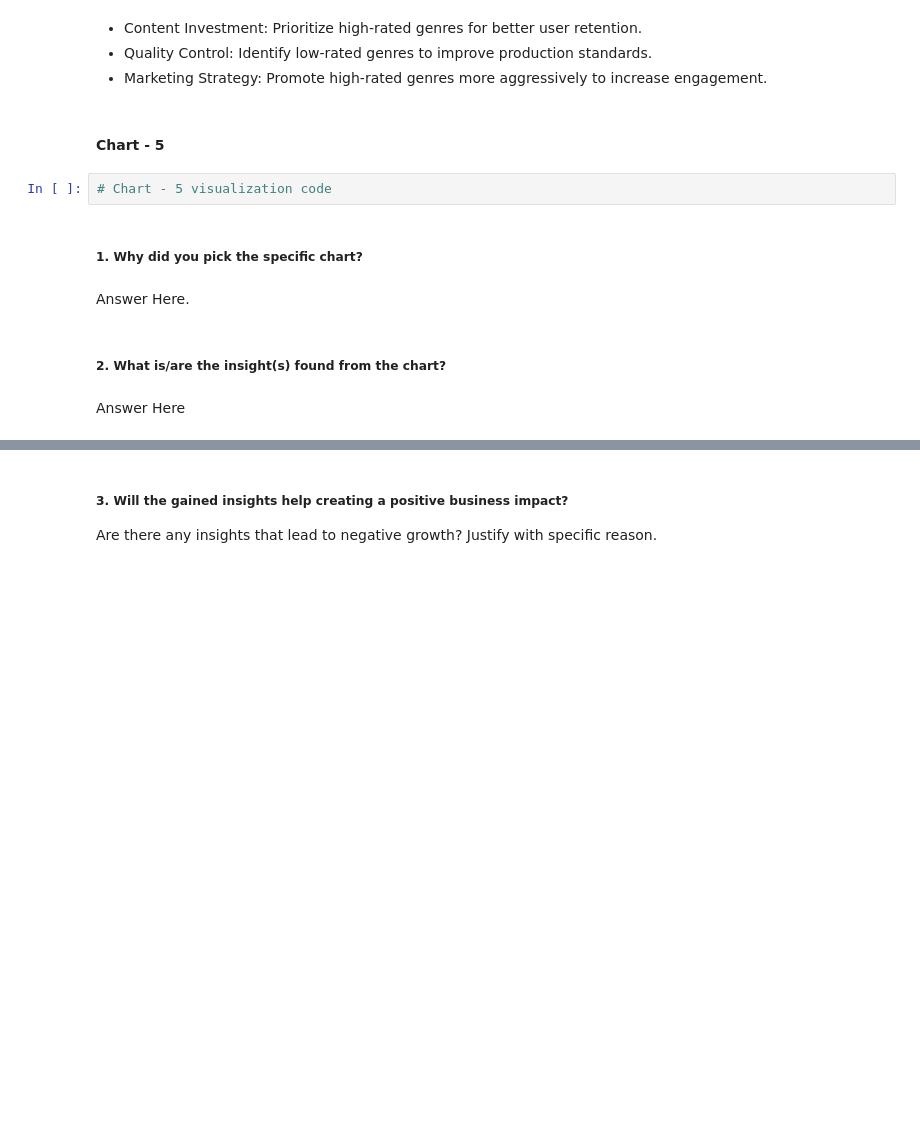
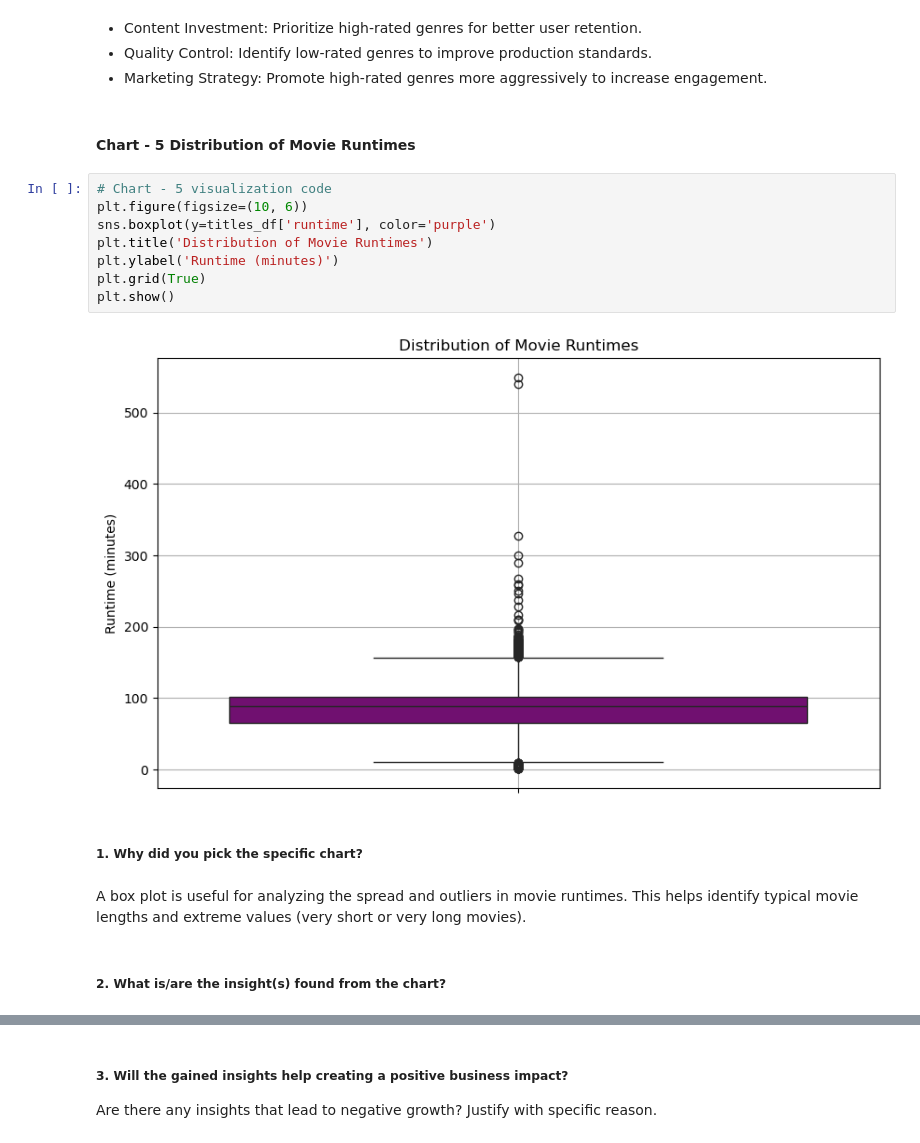
Before and after one commit to Shanmuganathan2004/Labmentix-Internship, a Jupyter notebook: WEEK-2/ML-week2-submission.ipynb, the cells around one changed output, grey strips where cells are left out. Saved outputs shown, nothing was run; the diff lists cells and outputs as text; blank space fills up the shorter version.

```diff
--- a/WEEK-2/ML-week2-submission.ipynb
+++ b/WEEK-2/ML-week2-submission.ipynb
@@ -535,14 +535,20 @@ Are there any insights that lead to negative growth? Justify with specific reaso
 * Quality Control: Identify low-rated genres to improve production standards.
 * Marketing Strategy: Promote high-rated genres more aggressively to increase engagement.
 # %% [markdown]
-#### Chart - 5
+#### Chart - 5 Distribution of Movie Runtimes
-# %%
-# Chart - 5 visualization code
+# %%
+# Chart - 5 visualization code
+plt.figure(figsize=(10, 6))
+sns.boxplot(y=titles_df['runtime'], color='purple')
+plt.title('Distribution of Movie Runtimes')
+plt.ylabel('Runtime (minutes)')
+plt.grid(True)
+plt.show()
+# %% [output]
+[figure, added]
 # %% [markdown]
 ##### 1. Why did you pick the specific chart?
-# %% [markdown]
-Answer Here.
+# %% [markdown]
+A box plot is useful for analyzing the spread and outliers in movie runtimes. This helps identify typical movie lengths and extreme values (very short or very long movies).
 # %% [markdown]
 ##### 2. What is/are the insight(s) found from the chart?
-# %% [markdown]
-Answer Here
```
Also changed, not shown: parts of 15 cells of this notebook.
